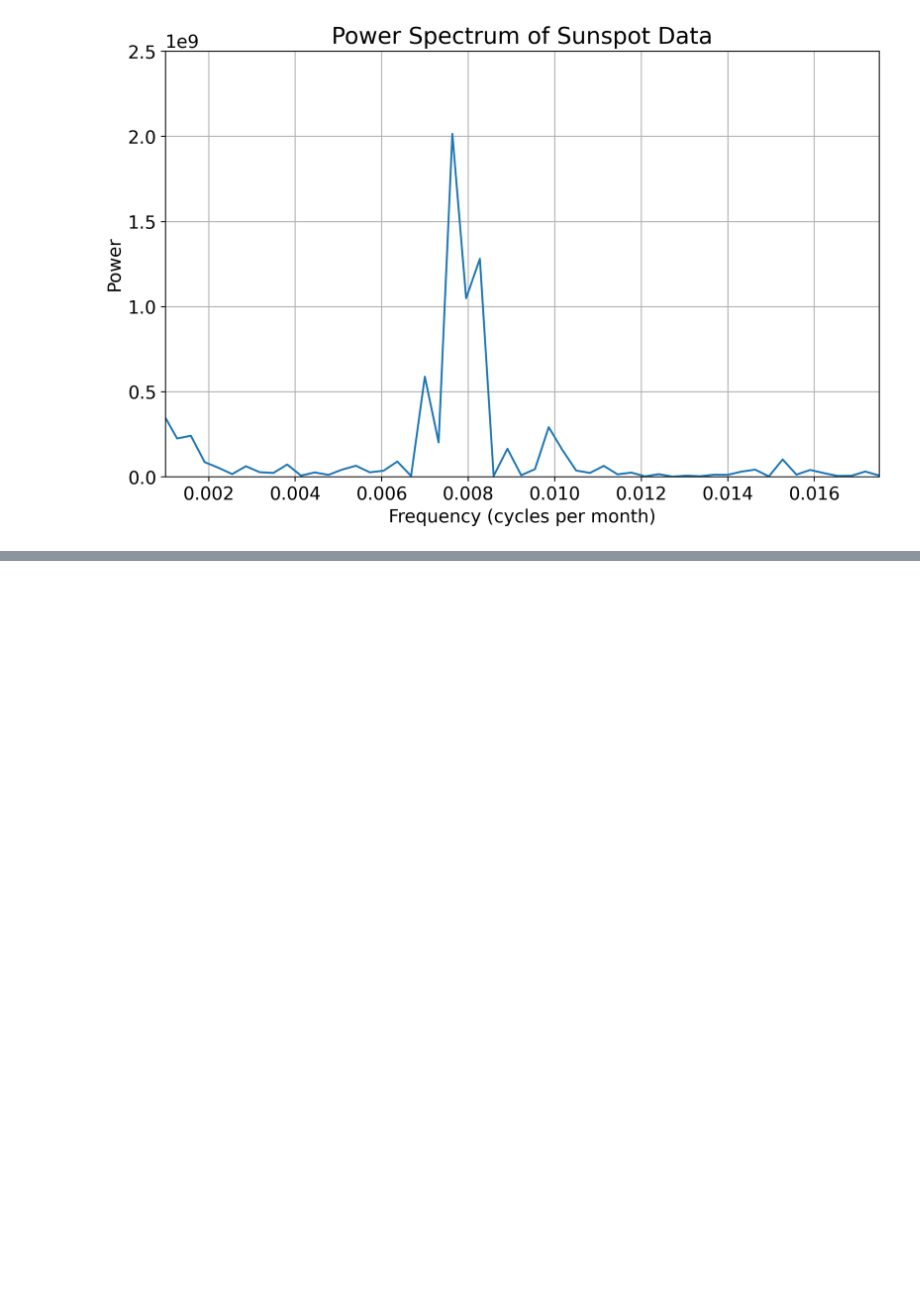
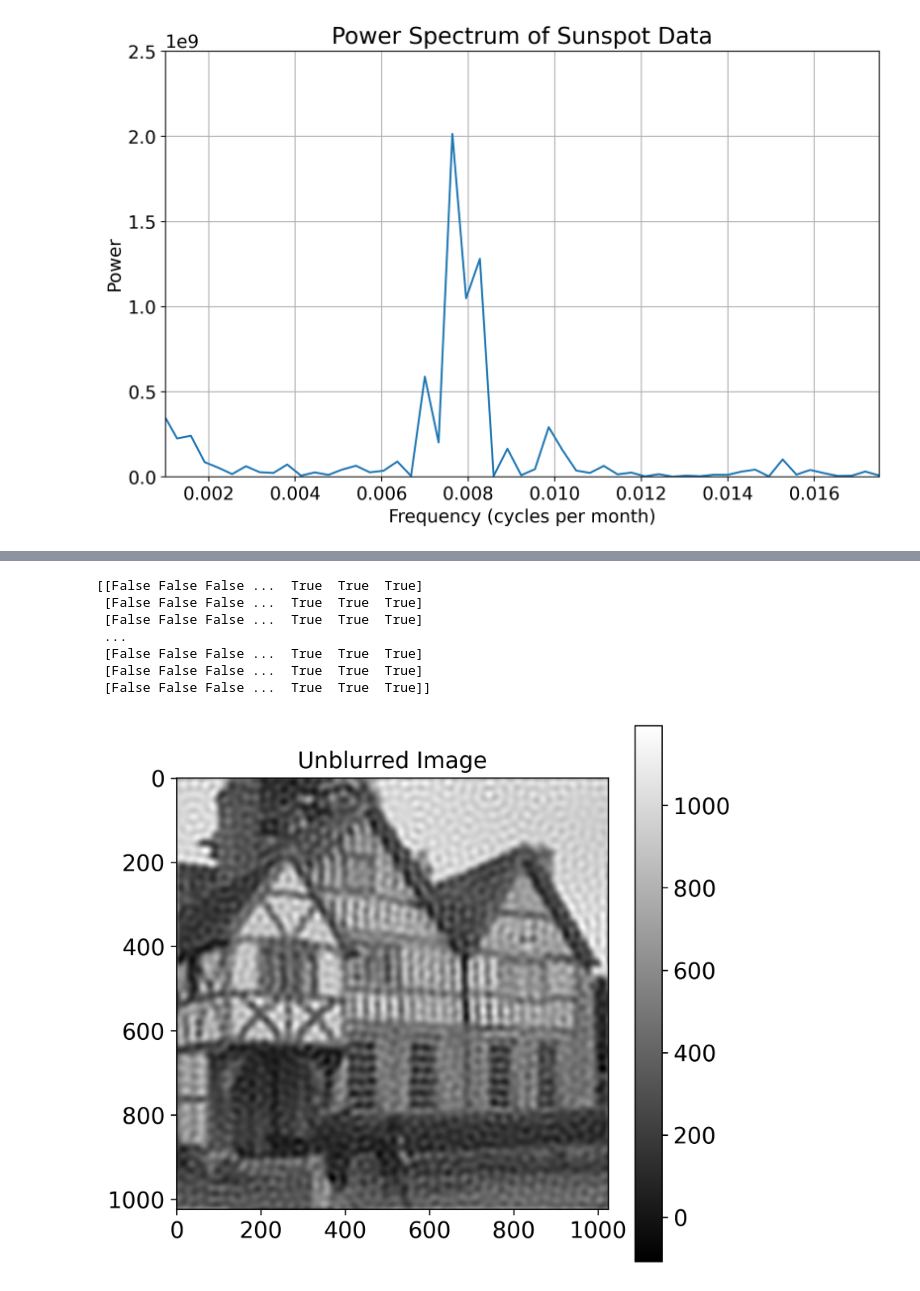
Before and after one commit to chrissellgrenbackup/computational-physics, a Jupyter notebook: hw3/hw3.ipynb, the cells around one changed output, grey strips where cells are left out. Saved outputs shown, nothing was run; the diff lists cells and outputs as text; code cells hidden in the pictures; blank space fills up the shorter version.

```diff
--- a/hw3/hw3.ipynb
+++ b/hw3/hw3.ipynb
@@ -104,0 +139,33 @@ plt.show()
+# %%
+# make program to do deconvolution
+def deconvolution(image,ptspread):
+    imageft = np.fft.rfft2(image)
+    ptspreadft = np.fft.rfft2(ptspread)
+    tol = 1e-9
+
+    ptspreadft_safe = ptspreadft.copy()
+
+    # mask out very small values to avoid dividing by ~0
+    small_vals = np.abs(ptspreadft_safe) < tol
+    ptspreadft_safe[small_vals] = np.inf
+    print(small_vals)
+
+    unblurred_ft = imageft / ptspreadft_safe
+    unblurred = np.fft.irfft2(unblurred_ft)
+
+    plt.figure(figsize=(6,6), dpi=300)
+    plt.imshow(unblurred, cmap='gray', origin='upper')
+    plt.colorbar()
+    plt.title("Unblurred Image")
+    plt.show()
+
+deconvolution(blur,gaussgrid)
+# %% [output]
+[[False False False ...  True  True  True]
+ [False False False ...  True  True  True]
+ [False False False ...  True  True  True]
+ ...
+ [False False False ...  True  True  True]
+ [False False False ...  True  True  True]
+ [False False False ...  True  True  True]]
+[figure, added]
```
Also changed, not shown: parts of 5 cells of this notebook.
